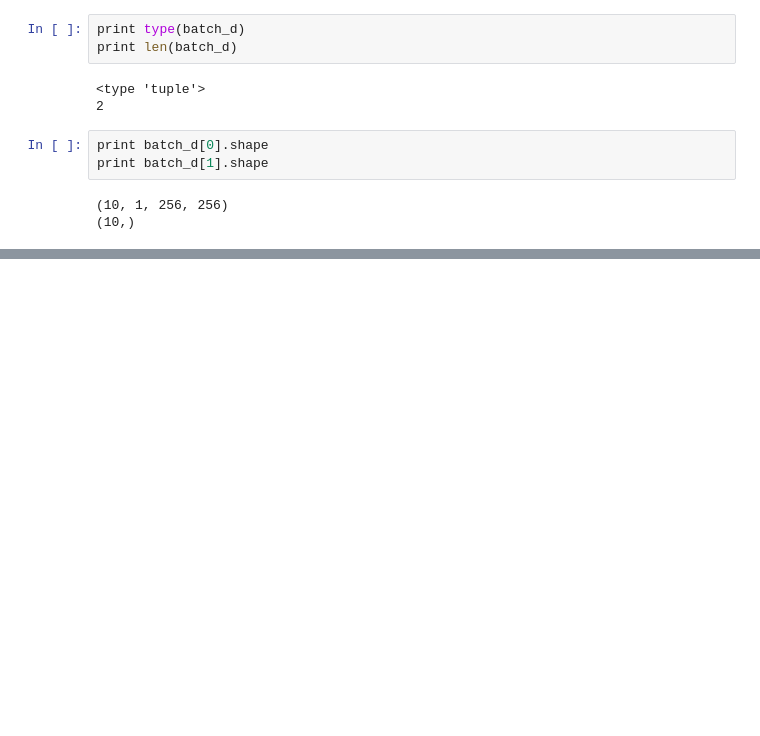
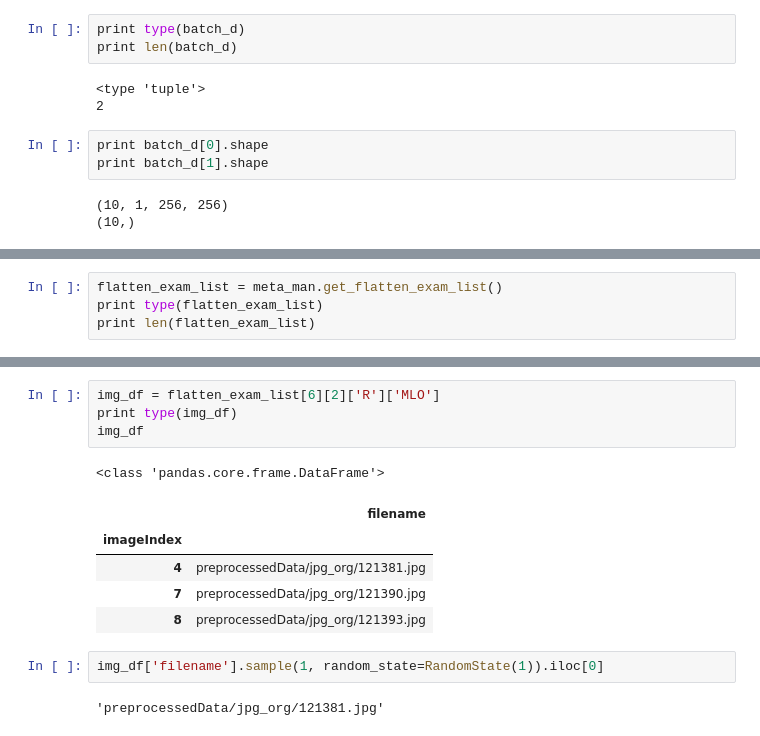
Before and after one commit to lishen/end2end-all-conv, a Jupyter notebook: ImgGen.ipynb, the cells around one changed output, grey strips where cells are left out. Drawn from its saved outputs; the diff is of its cells as text; blank space fills up the shorter version.

```diff
--- a/ImgGen.ipynb
+++ b/ImgGen.ipynb
@@ -53,0 +61,4 @@ array([0, 0, 0, 0, 0, 0, 0, 0, 1, 0])
+# %%
+flatten_exam_list = meta_man.get_flatten_exam_list()
+print type(flatten_exam_list)
+print len(flatten_exam_list)
@@ -53,0 +102,15 @@ array([0, 0, 0, 0, 0, 0, 0, 0, 1, 0])
+# %%
+img_df = flatten_exam_list[6][2]['R']['MLO']
+print type(img_df)
+img_df
+# %% [output]
+<class 'pandas.core.frame.DataFrame'>
+|  | filename |
+| imageIndex |  |
+| 4 | preprocessedData/jpg_org/121381.jpg |
+| 7 | preprocessedData/jpg_org/121390.jpg |
+| 8 | preprocessedData/jpg_org/121393.jpg |
+# %%
+img_df['filename'].sample(1, random_state=RandomState(1)).iloc[0]
+# %% [output]
+'preprocessedData/jpg_org/121381.jpg'
```
Also changed, not shown: parts of 35 cells of this notebook, 2 other files.
